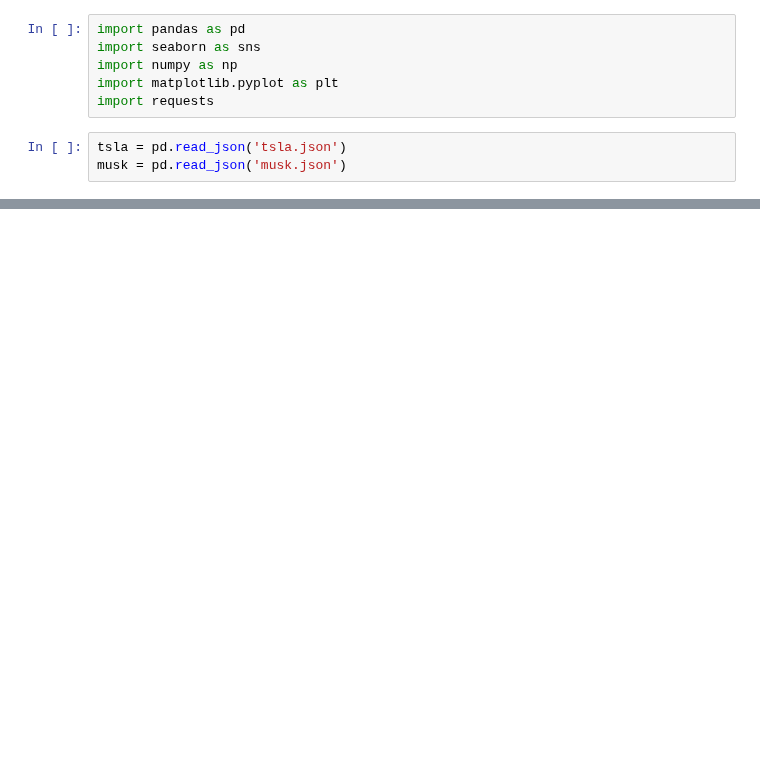
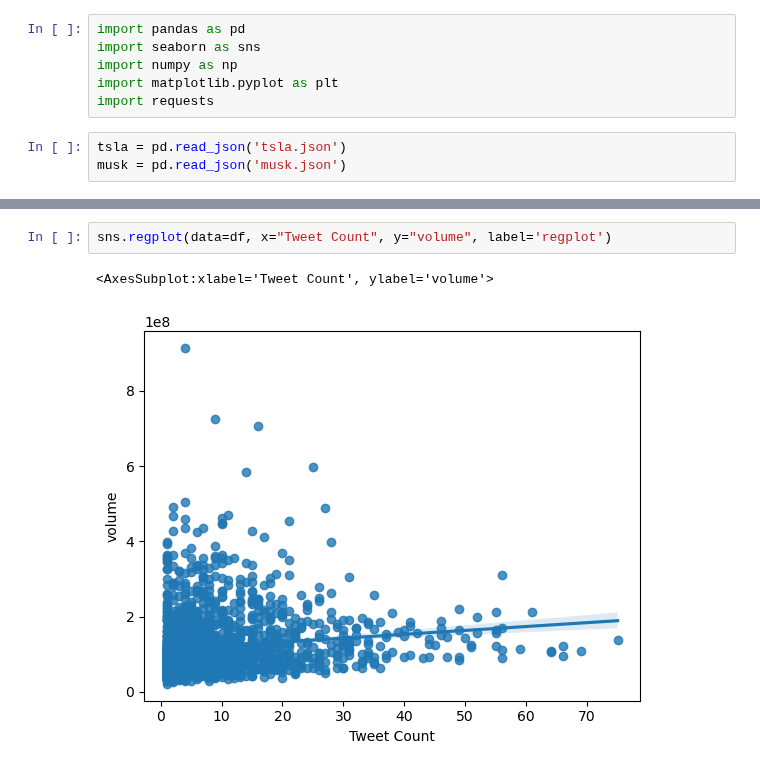
Before and after one commit to ReapersOne/AI, a Jupyter notebook: Semester 1/Tesla/Exit Ticket 10-1.ipynb, the cells around one changed output, grey strips where cells are left out. Drawn from its saved outputs; the diff is of its cells as text; blank space fills up the shorter version.

```diff
--- a/Semester 1/Tesla/Exit Ticket 10-1.ipynb
+++ b/Semester 1/Tesla/Exit Ticket 10-1.ipynb
@@ -16,0 +66,5 @@ NameError: name 'merged_df' is not defined
+# %%
+sns.regplot(data=df, x="Tweet Count", y="volume", label='regplot')
+# %% [output]
+<AxesSubplot:xlabel='Tweet Count', ylabel='volume'>
+[figure, added]
```
Also changed, not shown: parts of 7 cells of this notebook, 2 other files.
